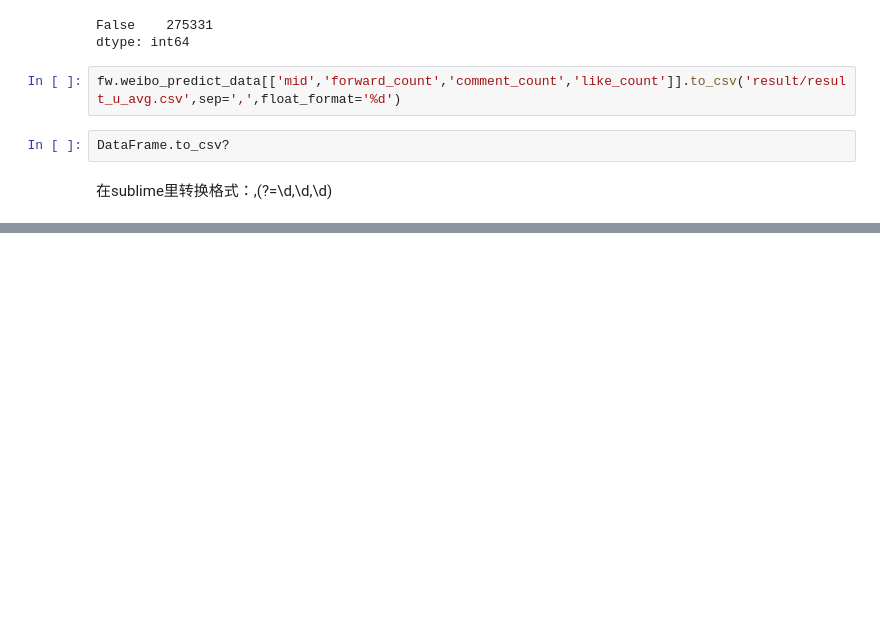
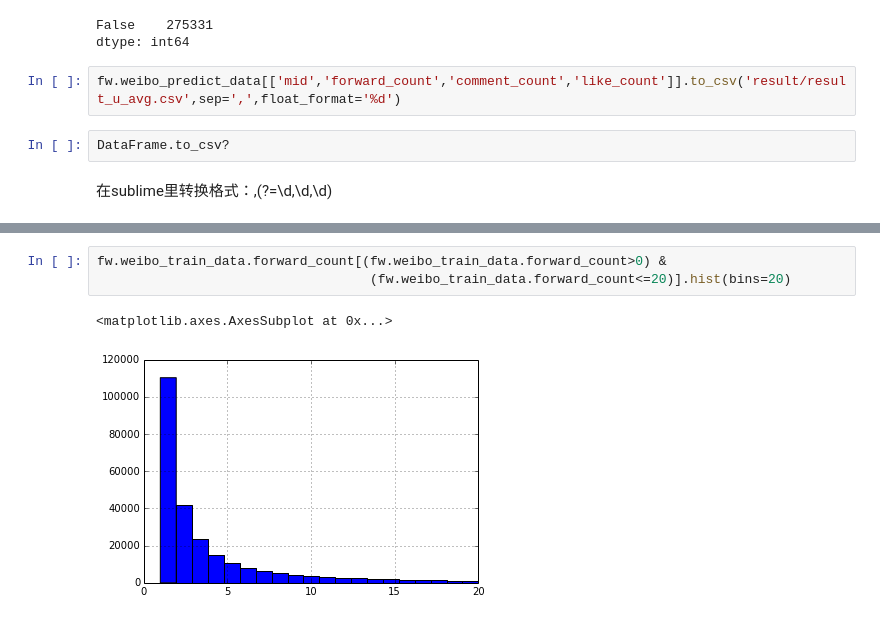
Before and after one commit to JeremyLi28/Data-pipeline-for-Sina-Weibo-Interaction-prediction, a Jupyter notebook: DataExploration.ipynb, the cells around one changed output, grey strips where cells are left out. Saved outputs shown, nothing was run; the diff lists cells and outputs as text; blank space fills up the shorter version.

```diff
--- a/DataExploration.ipynb
+++ b/DataExploration.ipynb
@@ -533,0 +570,6 @@ DataFrame.to_csv?
+# %%
+fw.weibo_train_data.forward_count[(fw.weibo_train_data.forward_count>0) &
+                                   (fw.weibo_train_data.forward_count<=20)].hist(bins=20)
+# %% [output]
+<matplotlib.axes.AxesSubplot at 0x...>
+[figure, added]
```
Also changed, not shown: parts of 64 cells of this notebook, 6 other files.
